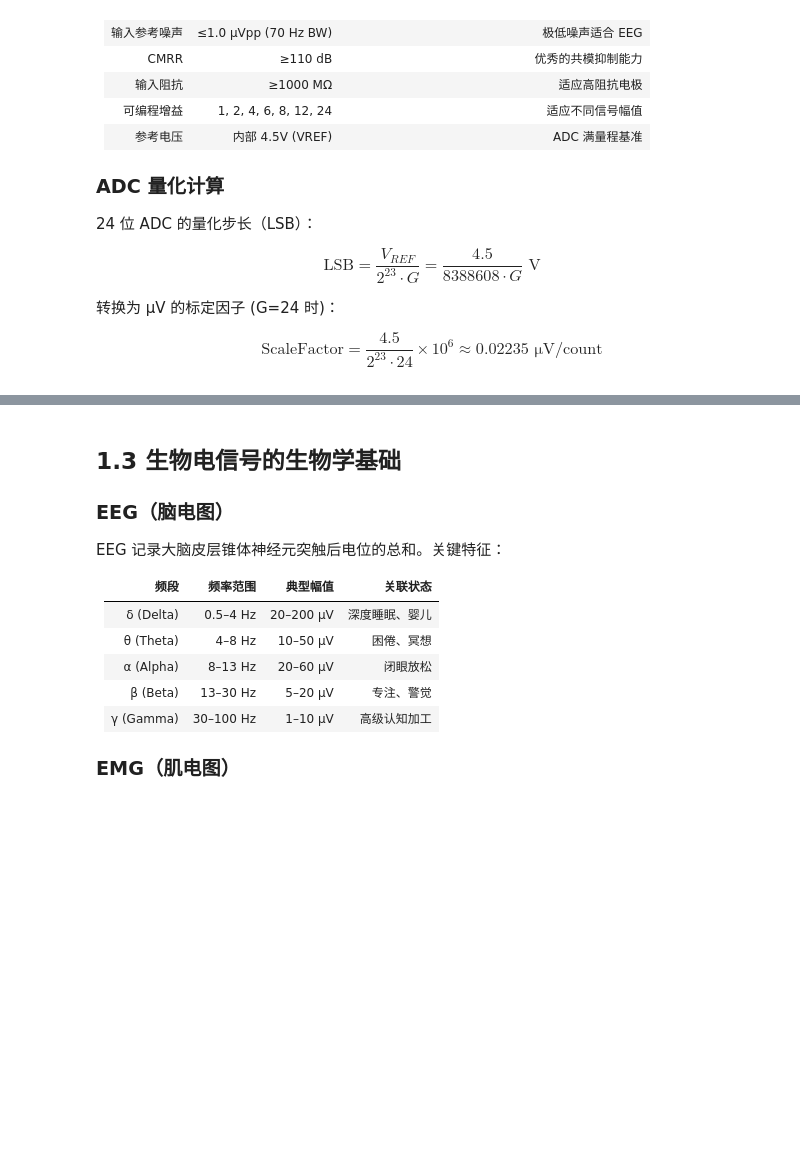
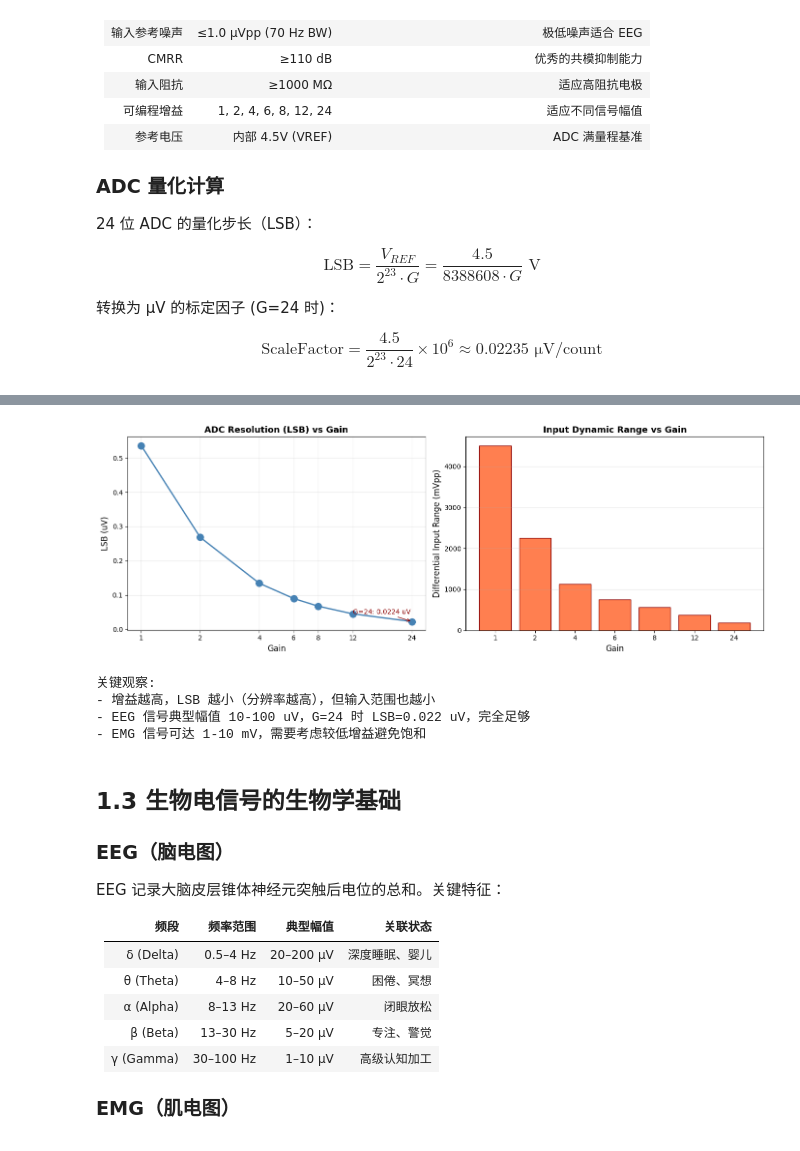
Before and after one commit to usstziyi/openbci-4, a Jupyter notebook: notebooks/unit_01_foundations.ipynb, the cells around one changed output, grey strips where cells are left out. Saved outputs shown, nothing was run; the diff lists cells and outputs as text; code cells hidden in the pictures; blank space fills up the shorter version.

```diff
--- a/notebooks/unit_01_foundations.ipynb
+++ b/notebooks/unit_01_foundations.ipynb
@@ -95,38 +110,48 @@ fig, (ax1, ax2) = plt.subplots(1, 2, figsize=(14, 5))
 # 左图：LSB vs Gain
 lsb_values = [VREF / ((2**23) * g) * 1e6 for g in GAINS]
 ax1.plot(GAINS, lsb_values, "o-", color="steelblue", markersize=10,
          linewidth=2)
 ax1.set_xlabel("Gain", fontsize=12)
-ax1.set_ylabel("LSB (muV)", fontsize=12)
+ax1.set_ylabel("LSB (uV)", fontsize=12)
 ax1.set_title("ADC Resolution (LSB) vs Gain", fontsize=13, fontweight="bold")
 ax1.set_xscale("log", base=2)
 ax1.set_xticks(GAINS)
 ax1.set_xticklabels([str(g) for g in GAINS])
 ax1.grid(True, alpha=0.3)
 
 # 标注关键点
-ax1.annotate(f"G=24: {lsb_values[-1]:.4f} muV",
-             xy=(24, lsb_values[-1]), xytext=(12, lsb_values[-1] * 2),
-             arrowprops=dict(arrowstyle="->", color="darkred"),
-             fontsize=10, color="darkred")
+ax1.annotate(
+    f"G=24: {lsb_values[-1]:.4f} uV",
+    xy=(24, lsb_values[-1]),         # 标注箭头指向的位置（G=24对应的LSB值）
+    xytext=(12, lsb_values[-1] * 2), # 标注文本的位置（箭头起点）
+    arrowprops=dict(arrowstyle="->", color="darkred"),
+    fontsize=10,
+    color="darkred"
+)
 
 # 右图：输入范围 vs Gain
 input_ranges_mv = [(VREF / g) * 1000 for g in GAINS]
 ax2.bar(range(len(GAINS)), input_ranges_mv, color="coral", edgecolor="darkred")
 ax2.set_xlabel("Gain", fontsize=12)
 ax2.set_ylabel("Differential Input Range (mVpp)", fontsize=12)
 ax2.set_title("Input Dynamic Range vs Gain", fontsize=13, fontweight="bold")
 ax2.set_xticks(range(len(GAINS)))
 ax2.set_xticklabels([str(g) for g in GAINS])
 ax2.grid(True, alpha=0.3, axis="y")
 
 plt.tight_layout()
 plt.show()
 
 print("\n关键观察:")
 print("- 增益越高，LSB 越小（分辨率越高），但输入范围也越小")
 print("- EEG 信号典型幅值 10-100 uV，G=24 时 LSB=0.022 uV，完全足够")
 print("- EMG 信号可达 1-10 mV，需要考虑较低增益避免饱和")
+# %% [output]
+[figure, added]
+关键观察:
+- 增益越高，LSB 越小（分辨率越高），但输入范围也越小
+- EEG 信号典型幅值 10-100 uV，G=24 时 LSB=0.022 uV，完全足够
+- EMG 信号可达 1-10 mV，需要考虑较低增益避免饱和
 # %% [markdown]
 ## 1.3 生物电信号的生物学基础
 
```
Also changed, not shown: parts of 7 cells of this notebook, 6 other files.
